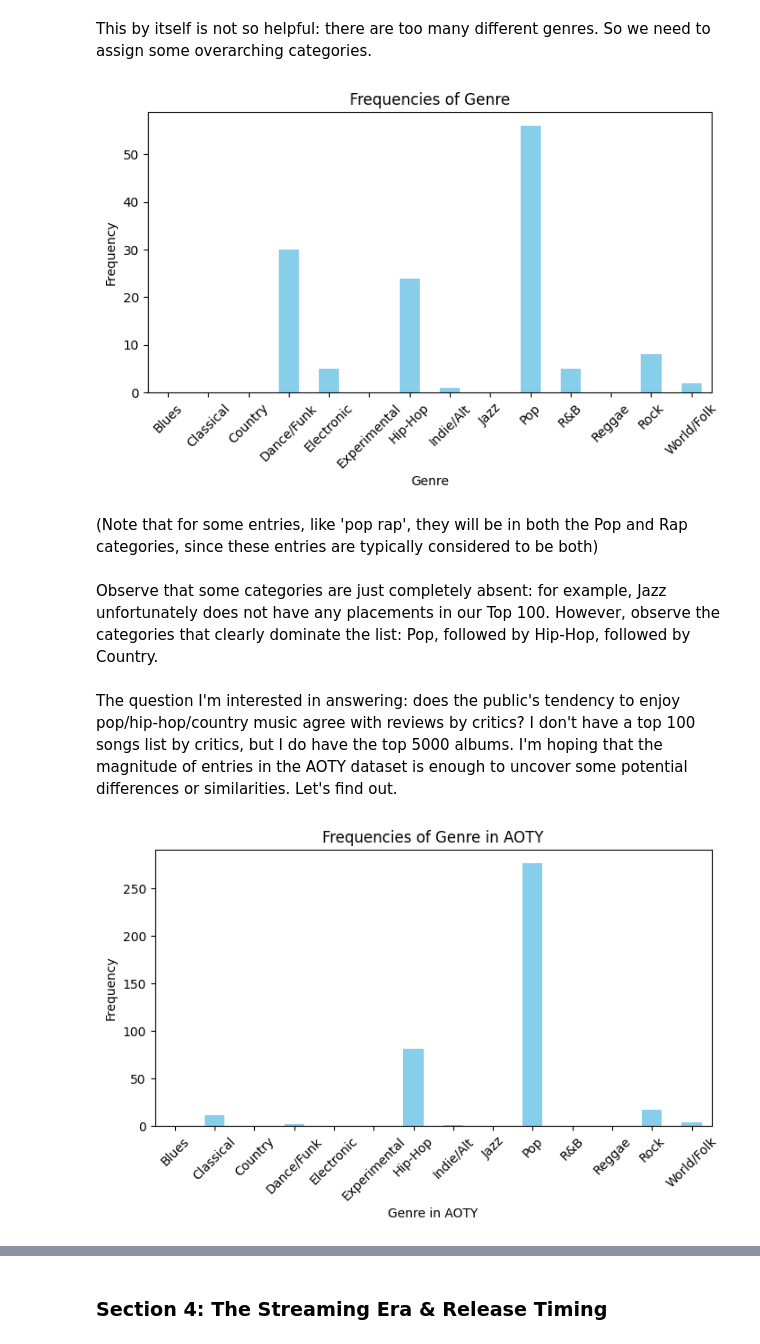
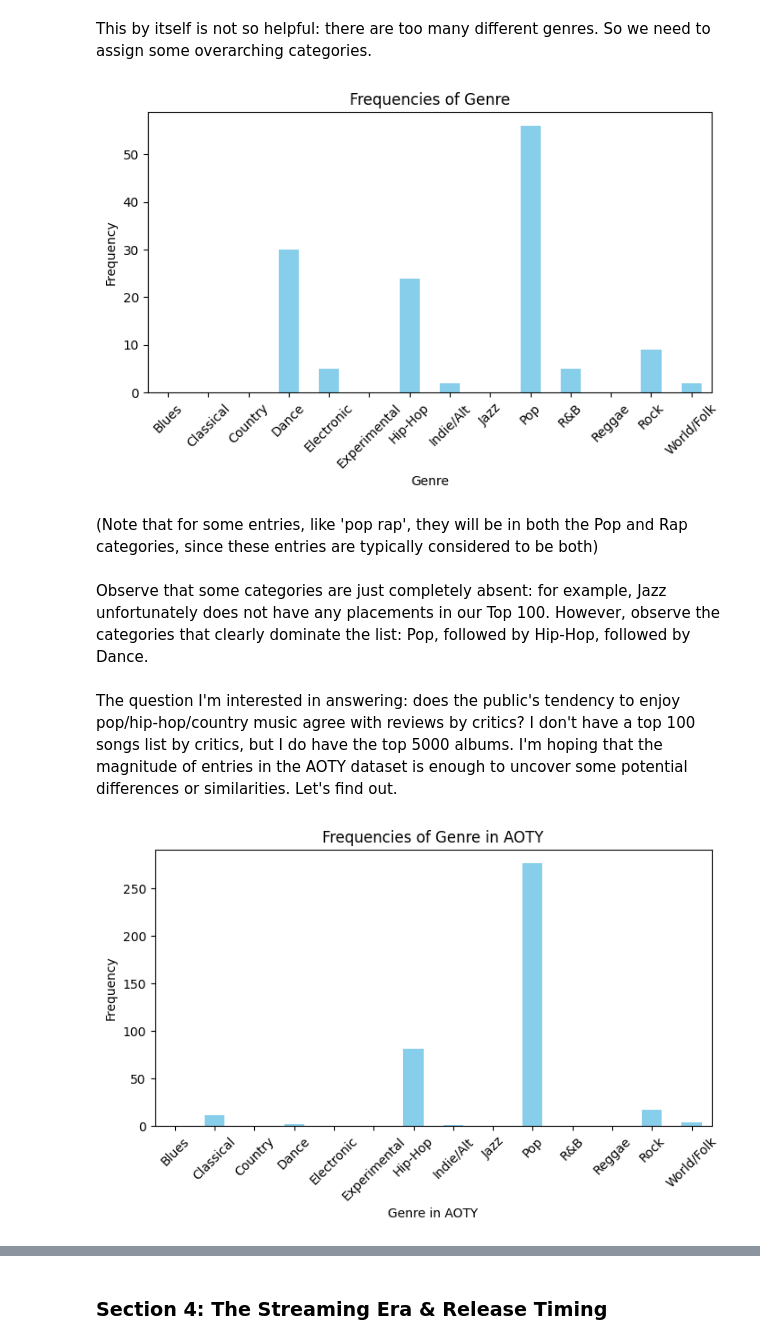
Before and after one commit to buiswrld/soundscaping, a Jupyter notebook: exploration.ipynb, the cells around one changed output, grey strips where cells are left out. Drawn from its saved outputs; the diff is of its cells as text; code cells hidden in the pictures.

```diff
--- a/exploration.ipynb
+++ b/exploration.ipynb
@@ -9,3 +9,10 @@ from data.api import *
+# %%
+api = SpotifyAPI()
+loader = DataLoader()
+renderer = DataRenderer()
+
+df_aoty = loader.load_aoty()
+df_top100s = loader.load_top100s()
 # %% [markdown]
 ## Section 1: Cross-Referencing Datasets & Examining Inconsistencies
 # %% [markdown]
@@ -258,40 +275,40 @@ plot_bar(df_top100s, 'top genre')
 # %% [markdown]
 This by itself is not so helpful: there are too many different genres. So we need to assign some overarching categories.
 # %%
-def classify(df: DataFrame, column: str, pattern: str):
-    return filter(df, column, pattern, contains=True)
+def classify(df, column: str, pattern: str):
+    return loader.filter(df, column, pattern, contains=True)
 # %%
 genres_patterns = {
     "Pop": 'pop',
-    "Rock": 'rock',
+    "Rock": 'rock|band',
     "Hip-Hop": 'rap|hip',
     "Electronic": 'electro',
     "R&B": 'r&b|soul|rnb',
     "Country": 'country',
     "Jazz": 'jazz',
     "Classical": 'classical',
     "Blues": 'blues',
     "World/Folk": 'world|folk',
     "Reggae": 'reggae',
-    "Dance/Funk": 'dance|funk',
+    "Dance": 'dance',
     "Experimental": 'experimental',
-    "Indie/Alt": 'indie|alt',
+    "Indie/Alt": 'indie|alt|singer-songwriter',
 }
 
 genres = {genre: classify(df_top100s, 'top genre', pattern) for genre, pattern in genres_patterns.items()}
 
-plot_key_frequency(genres, title = 'Genre')
+renderer.plot_key_frequency(genres, title = 'Genre')
 # %% [output]
-[figure, old version]
+[figure, new version]
 # %% [markdown]
 (Note that for some entries, like 'pop rap', they will be in both the Pop and Rap categories, since these entries are typically considered to be both)
 # %% [markdown]
-Observe that some categories are just completely absent: for example, Jazz unfortunately does not have any placements in our Top 100. However, observe the categories that clearly dominate the list: Pop, followed by Hip-Hop, followed by Country.
+Observe that some categories are just completely absent: for example, Jazz unfortunately does not have any placements in our Top 100. However, observe the categories that clearly dominate the list: Pop, followed by Hip-Hop, followed by Dance.
 # %% [markdown]
 The question I'm interested in answering: does the public's tendency to enjoy pop/hip-hop/country music agree with reviews by critics? I don't have a top 100 songs list by critics, but I do have the top 5000 albums. I'm hoping that the magnitude of entries in the AOTY dataset is enough to uncover some potential differences or similarities. Let's find out.
 # %%
 genres = {genre: classify(df_aoty, 'genres', pattern) for genre, pattern in genres_patterns.items()}
-plot_key_frequency(genres, title = 'Genre in AOTY')
+renderer.plot_key_frequency(genres, title = 'Genre in AOTY')
 # %% [output]
-[figure, old version]
+[figure, new version]
 # %% [markdown]
```
Also changed, not shown: parts of 32 cells of this notebook, 3 other files.
